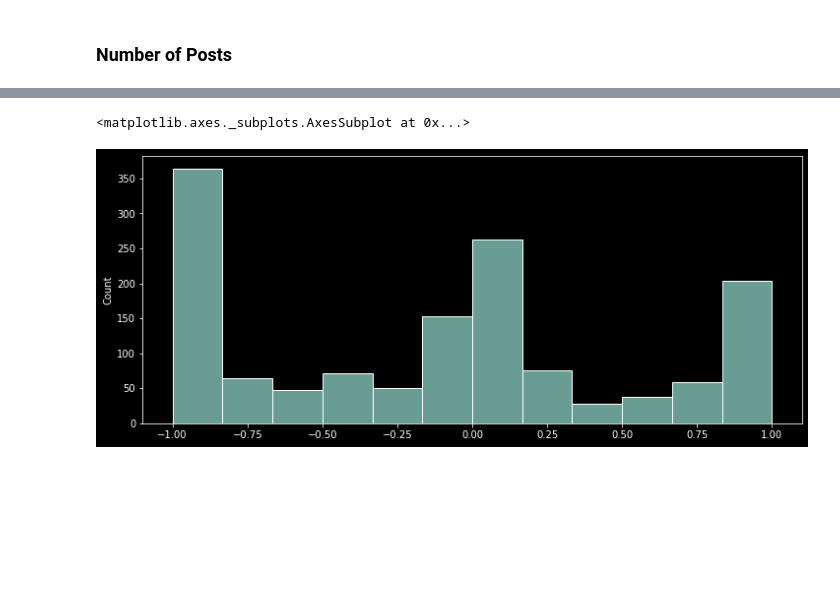
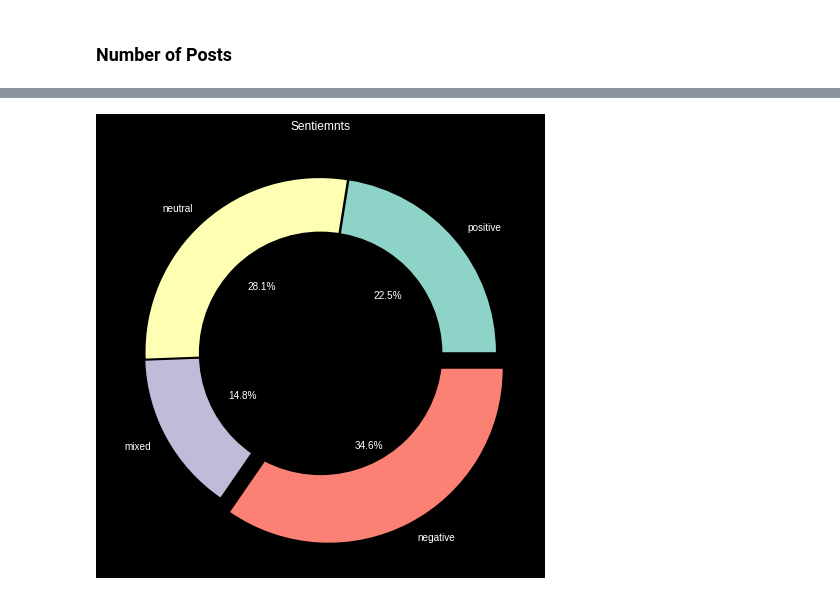
Before and after one commit to ragul-n/Analysis-of-Confession-pages, a Jupyter notebook: Copy_of_Analysis_of_Confessions.ipynb, the cells around one changed output, grey strips where cells are left out. Drawn from its saved outputs; the diff is of its cells as text; code cells hidden in the pictures; blank space fills up the shorter version.

```diff
--- a/Copy_of_Analysis_of_Confessions.ipynb
+++ b/Copy_of_Analysis_of_Confessions.ipynb
@@ -94,12 +99,24 @@ Text(0, 0.5, 'No. of Posts')
-# %%
-fig, ax=plt.subplots(ncols=1, figsize=(12, 5))
-
-compound_score=(sentiments.positive-sentiments.negative)
-
-sns.histplot(compound_score)
-# %% [output]
-<matplotlib.axes._subplots.AxesSubplot at 0x...>
-[figure, removed]
+# %%
+fig, ax = plt.subplots(figsize=(8,8))
+
+data=sentiments["sentiment"].value_counts()
+data=data[["positive", "neutral", "mixed","negative"]]
+
+
+labels = data.index
+plt.pie(x=data, autopct="%.1f%%", explode=[0.01,0.01,0.01,0.1], labels=labels, pctdistance=0.5)
+
+#draw circle
+centre_circle = plt.Circle((0,0),0.70, fc="black")
+fig = plt.gcf()
+fig.gca().add_artist(centre_circle)
+
+
+# the produced png will have a transparent background
+plt.title("Sentiemnts")
+plt.show()
+# %% [output]
+[figure, added]
 # %%
 data=sentiments.merge(likes.loc[:,["id","likes", "comments"]], on="id")
 data=data.groupby("sentiment")["likes","comments"].agg("mean")
```
Also changed, not shown: parts of 4 cells of this notebook.
